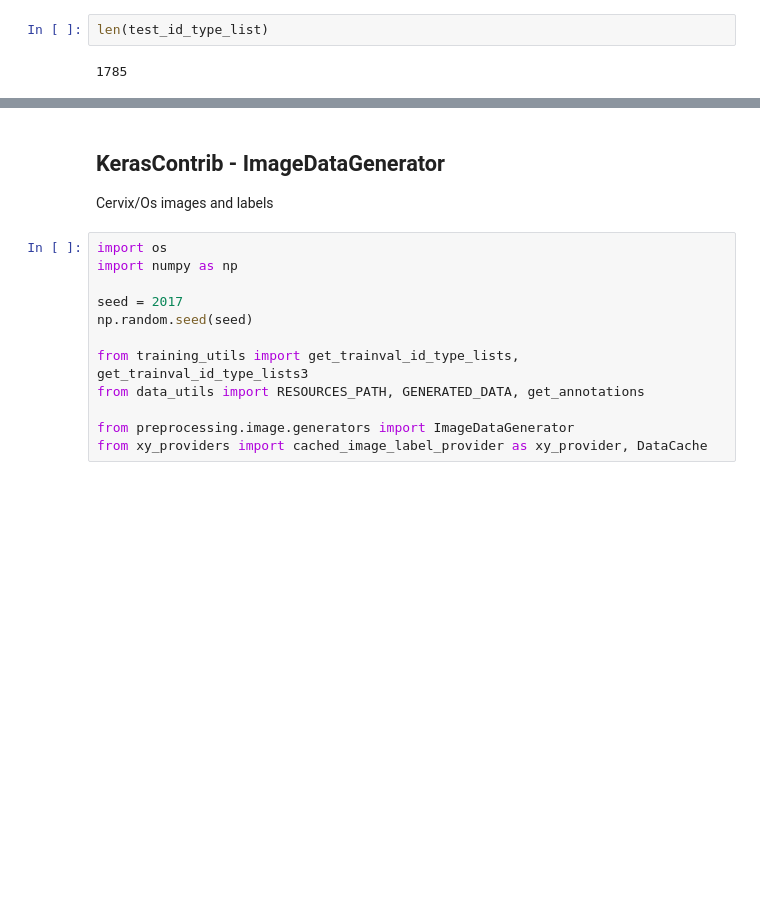
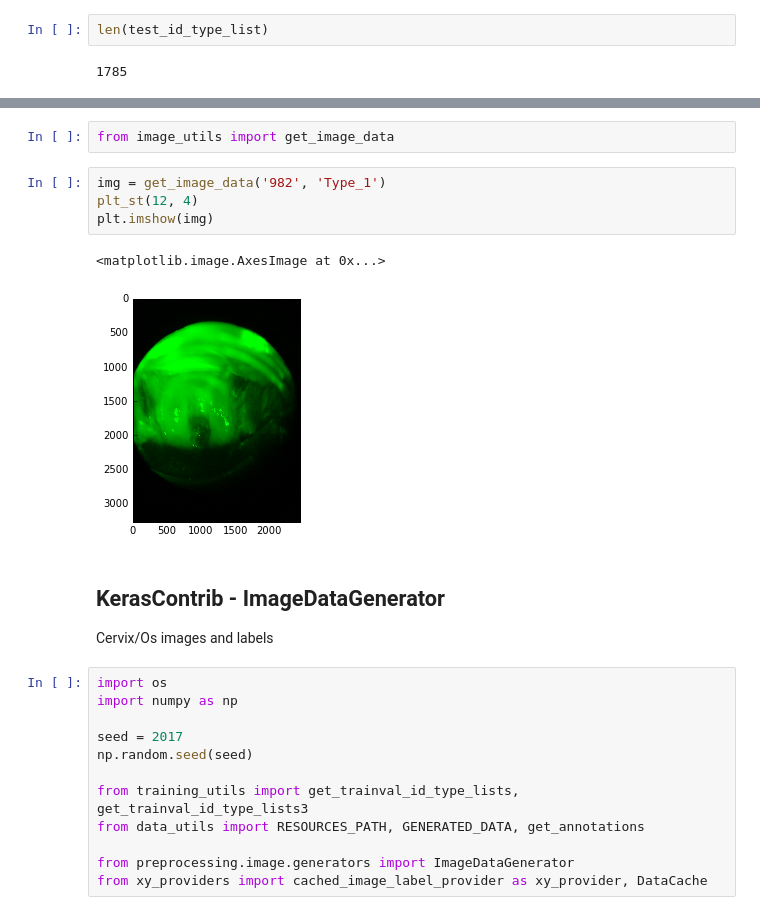
Before and after one commit to vfdev-5/Intel_MobileODT, a Jupyter notebook: notebooks/check_data_iterators.ipynb, the cells around one changed output, grey strips where cells are left out. Saved outputs shown, nothing was run; the diff lists cells and outputs as text; blank space fills up the shorter version.

```diff
--- a/notebooks/check_data_iterators.ipynb
+++ b/notebooks/check_data_iterators.ipynb
@@ -298,3 +431,12 @@ len(test_id_type_list)
+# %%
+from image_utils import get_image_data
+# %%
+img = get_image_data('982', 'Type_1')
+plt_st(12, 4)
+plt.imshow(img)
+# %% [output]
+<matplotlib.image.AxesImage at 0x...>
+[figure, added]
 # %% [markdown]
 ## KerasContrib - ImageDataGenerator
 
```
Also changed, not shown: parts of 26 cells of this notebook, 51 other files.
